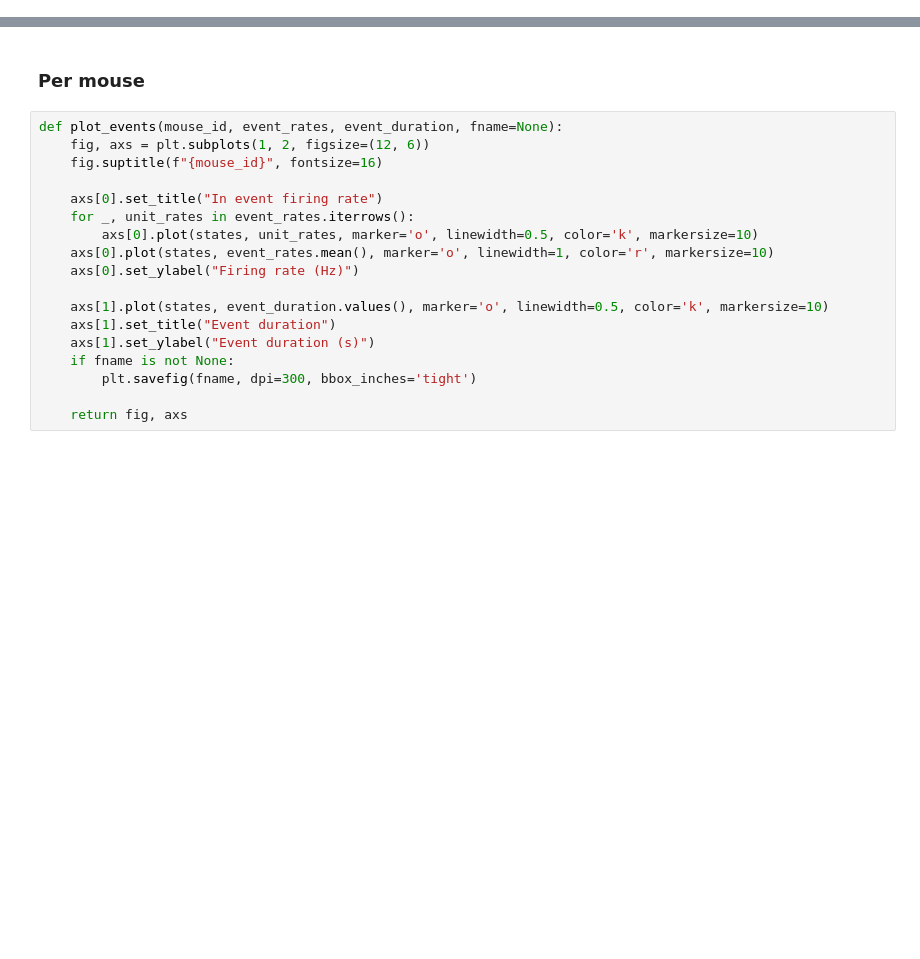
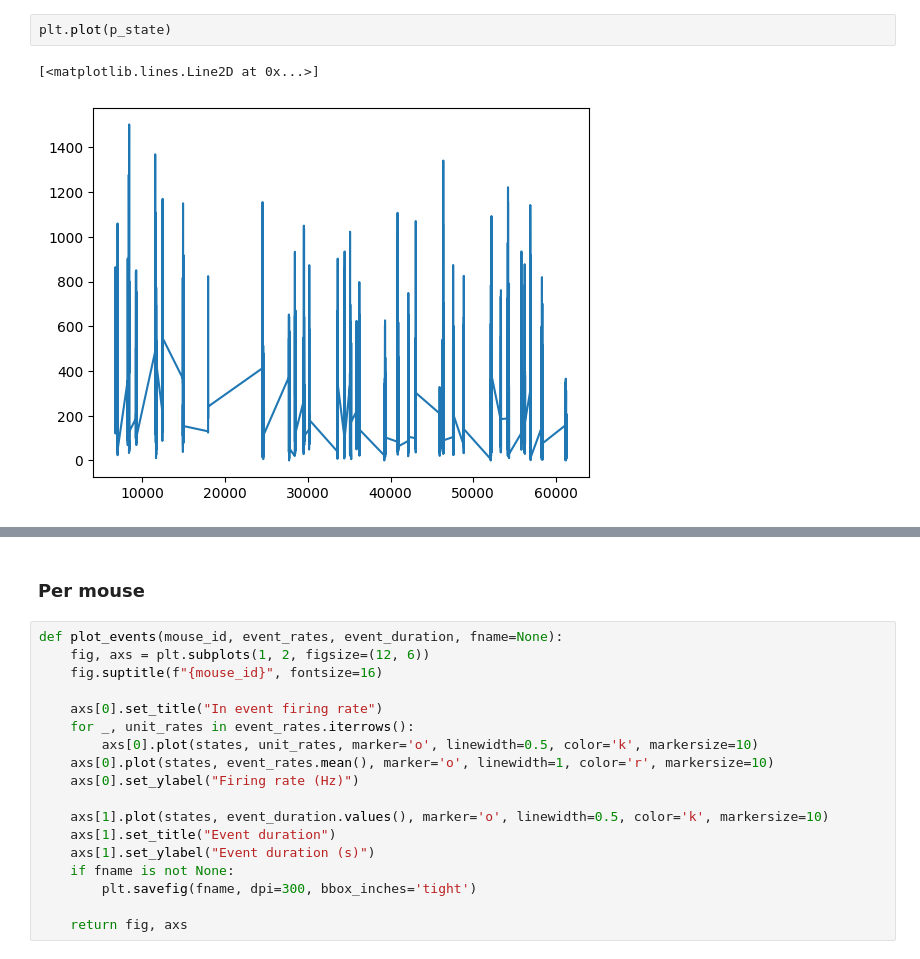
Before and after one commit to Senzai-Lab/nrem_analysis, a Jupyter notebook: notebooks/dual_recordings/population_events.ipynb, the cells around one changed output, grey strips where cells are left out. Cells and saved outputs as stored; diff of their text form; blank space fills up the shorter version.

```diff
--- a/notebooks/dual_recordings/population_events.ipynb
+++ b/notebooks/dual_recordings/population_events.ipynb
@@ -14,0 +85,5 @@ output_dir.mkdir(parents=True, exist_ok=True)
+# %%
+plt.plot(p_state)
+# %% [output]
+[<matplotlib.lines.Line2D at 0x...>]
+[figure, added]
```
Also changed, not shown: parts of 12 cells of this notebook, 4 other files.
